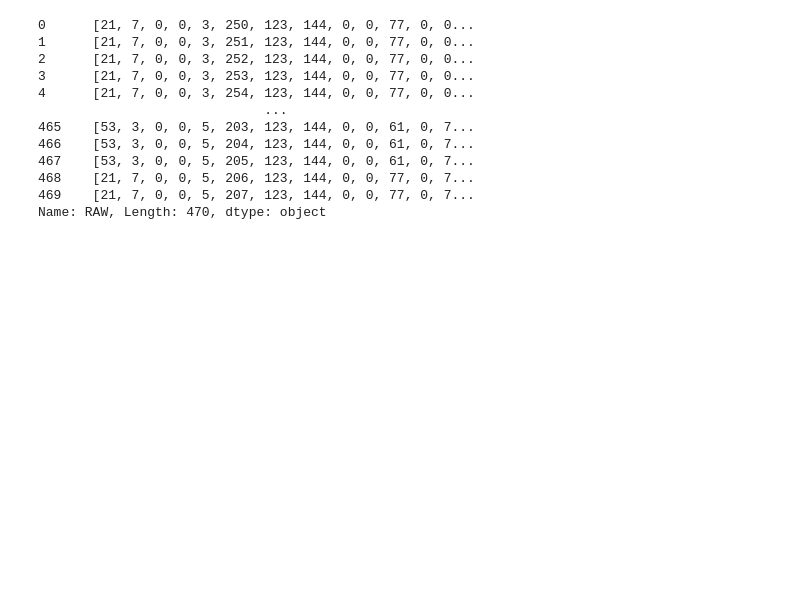
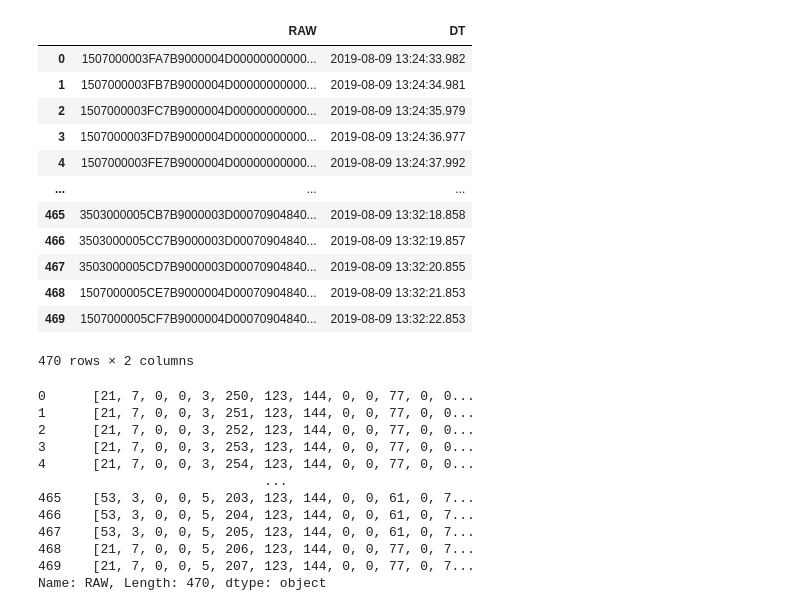
Before and after one commit to Chaldene/pancam, a Jupyter notebook: Development/TMraw2cal.ipynb, the cells around one changed output. Drawn from its saved outputs; the diff is of its cells as text; code cells hidden in the pictures; blank space fills up the shorter version.

```diff
--- a/Development/TMraw2cal.ipynb
+++ b/Development/TMraw2cal.ipynb
@@ -14,6 +14,22 @@ FILT_DIR = "*RAW_TM.pickle"
 PikFile = sorted(Proc_DIR.rglob(FILT_DIR))
 
 RTM = pd.read_pickle(PikFile[0])
+# %%
+display(RTM)
+# %% [output]
+|  | RAW | DT |
+| 0 | 1507000003FA7B9000004D00000000000... | 2019-08-09 13:24:33.982 |
+| 1 | 1507000003FB7B9000004D00000000000... | 2019-08-09 13:24:34.981 |
+| 2 | 1507000003FC7B9000004D00000000000... | 2019-08-09 13:24:35.979 |
+| 3 | 1507000003FD7B9000004D00000000000... | 2019-08-09 13:24:36.977 |
+| 4 | 1507000003FE7B9000004D00000000000... | 2019-08-09 13:24:37.992 |
+| ... | ... | ... |
+| 465 | 3503000005CB7B9000003D00070904840... | 2019-08-09 13:32:18.858 |
+| 466 | 3503000005CC7B9000003D00070904840... | 2019-08-09 13:32:19.857 |
+| 467 | 3503000005CD7B9000003D00070904840... | 2019-08-09 13:32:20.855 |
+| 468 | 1507000005CE7B9000004D00070904840... | 2019-08-09 13:32:21.853 |
+| 469 | 1507000005CF7B9000004D00070904840... | 2019-08-09 13:32:22.853 |
+470 rows × 2 columns
 # %%
 Bin = RTM['RAW'].apply(lambda x: bytearray.fromhex(x))
 Bin
```
Also changed, not shown: parts of 3 cells of this notebook, 1 other file.
